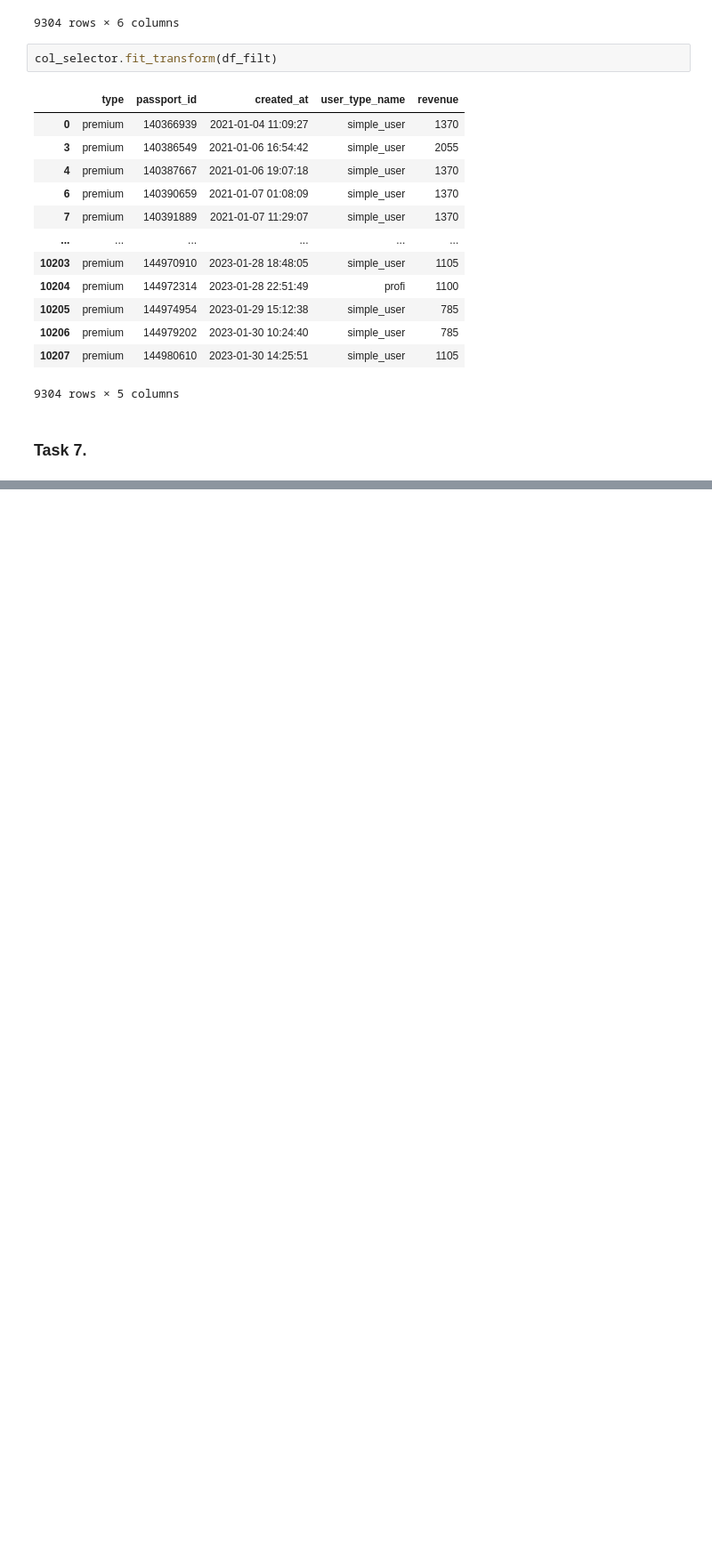
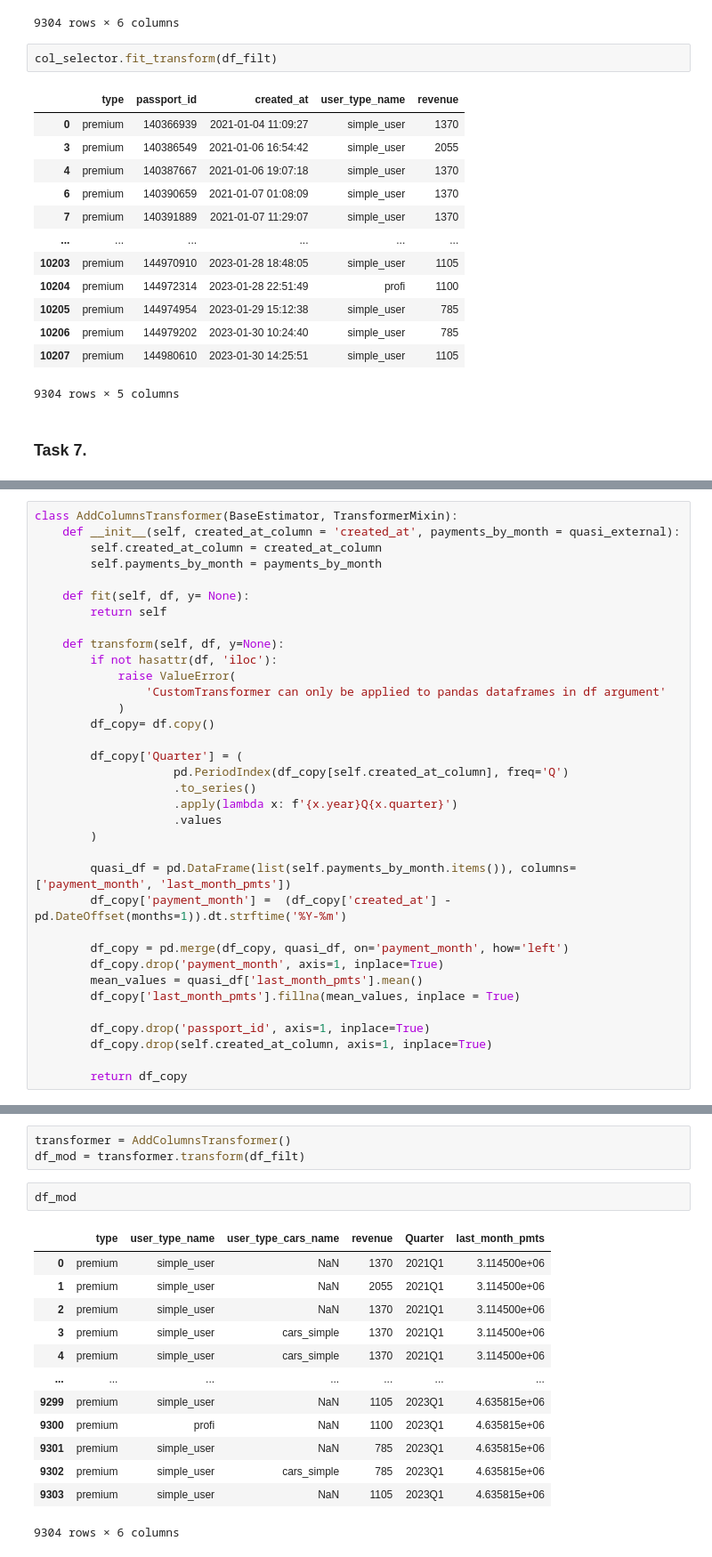
Before and after one commit to nktnlx/advanced_data_analysis_course, a Jupyter notebook: 04_ml/02_ml_pipelines.ipynb, the cells around one changed output, grey strips where cells are left out. Shown: that part at 89% size. Drawn from its saved outputs; the diff is of its cells as text; blank space fills up the shorter version.

```diff
--- a/04_ml/02_ml_pipelines.ipynb
+++ b/04_ml/02_ml_pipelines.ipynb
@@ -277,0 +287,35 @@ col_selector.fit_transform(df_filt)
+# %%
+class AddColumnsTransformer(BaseEstimator, TransformerMixin):
+    def __init__(self, created_at_column = 'created_at', payments_by_month = quasi_external):
+        self.created_at_column = created_at_column
+        self.payments_by_month = payments_by_month
+
+    def fit(self, df, y= None):
+        return self
+
+    def transform(self, df, y=None):
+        if not hasattr(df, 'iloc'):
+            raise ValueError(
+                'CustomTransformer can only be applied to pandas dataframes in df argument'
+            )
+        df_copy= df.copy()
+
+        df_copy['Quarter'] = (
+                    pd.PeriodIndex(df_copy[self.created_at_column], freq='Q')
+                    .to_series()
+                    .apply(lambda x: f'{x.year}Q{x.quarter}')
+                    .values
+        )
+
+        quasi_df = pd.DataFrame(list(self.payments_by_month.items()), columns=['payment_month', 'last_month_pmts'])
+        df_copy['payment_month'] =  (df_copy['created_at'] - pd.DateOffset(months=1)).dt.strftime('%Y-%m')
+
+        df_copy = pd.merge(df_copy, quasi_df, on='payment_month', how='left')
+        df_copy.drop('payment_month', axis=1, inplace=True)
+        mean_values = quasi_df['last_month_pmts'].mean()
+        df_copy['last_month_pmts'].fillna(mean_values, inplace = True)
+
+        df_copy.drop('passport_id', axis=1, inplace=True)
+        df_copy.drop(self.created_at_column, axis=1, inplace=True)
+
+        return df_copy
@@ -277,0 +338,19 @@ col_selector.fit_transform(df_filt)
+# %%
+transformer = AddColumnsTransformer()
+df_mod = transformer.transform(df_filt)
+# %%
+df_mod
+# %% [output]
+|  | type | user_type_name | user_type_cars_name | revenue | Quarter | last_month_pmts |
+| 0 | premium | simple_user | NaN | 1370 | 2021Q1 | 3.114500e+06 |
+| 1 | premium | simple_user | NaN | 2055 | 2021Q1 | 3.114500e+06 |
+| 2 | premium | simple_user | NaN | 1370 | 2021Q1 | 3.114500e+06 |
+| 3 | premium | simple_user | cars_simple | 1370 | 2021Q1 | 3.114500e+06 |
+| 4 | premium | simple_user | cars_simple | 1370 | 2021Q1 | 3.114500e+06 |
+| ... | ... | ... | ... | ... | ... | ... |
+| 9299 | premium | simple_user | NaN | 1105 | 2023Q1 | 4.635815e+06 |
+| 9300 | premium | profi | NaN | 1100 | 2023Q1 | 4.635815e+06 |
+| 9301 | premium | simple_user | NaN | 785 | 2023Q1 | 4.635815e+06 |
+| 9302 | premium | simple_user | cars_simple | 785 | 2023Q1 | 4.635815e+06 |
+| 9303 | premium | simple_user | NaN | 1105 | 2023Q1 | 4.635815e+06 |
+9304 rows × 6 columns
```
Also changed, not shown: parts of 13 cells of this notebook.
